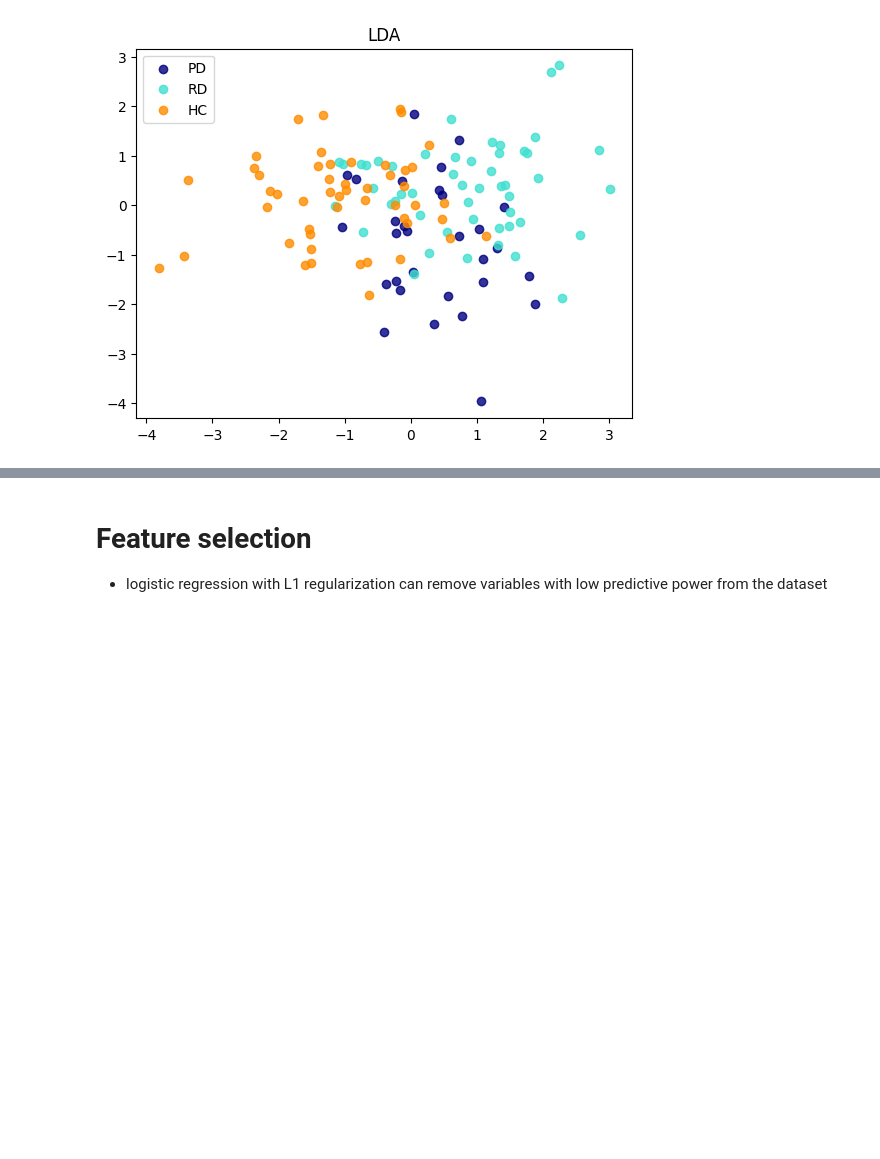
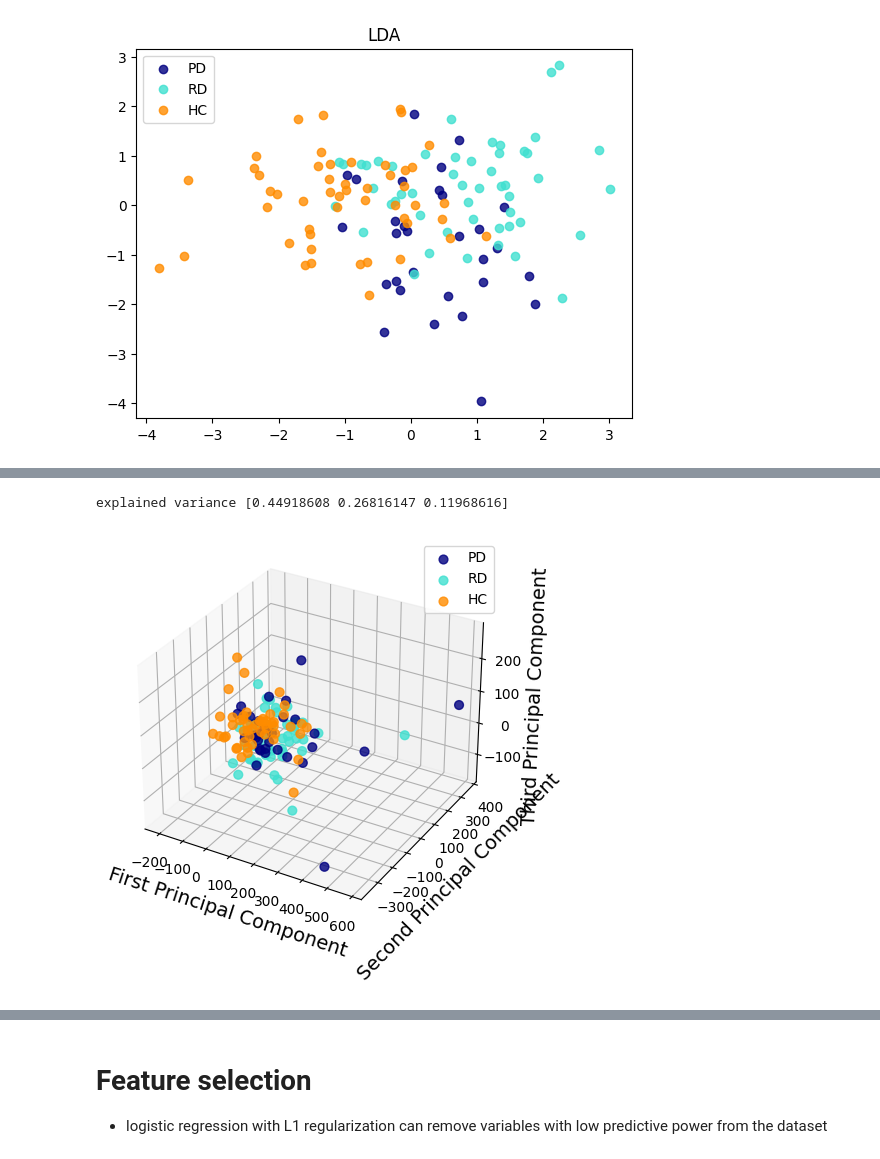
Before and after one commit to JanLubojacky/AEDA_semestralka, a Jupyter notebook: clustering.ipynb, the cells around one changed output, grey strips where cells are left out. Drawn from its saved outputs; the diff is of its cells as text; code cells hidden in the pictures; blank space fills up the shorter version.

```diff
--- a/clustering.ipynb
+++ b/clustering.ipynb
@@ -88,0 +114,32 @@ plt.show()
+# %%
+pca = PCA(n_components=3)
+X_pca = pca.fit(X).transform(X)
+print(f"explained variance {pca.explained_variance_ratio_}")
+
+cdict = {1:'navy',2:'turquoise', 3:'darkorange'}
+labl = {1:'PD',2:'RD', 3:'HC'}
+
+Xax = X_pca[:,0]
+Yax = X_pca[:,1]
+Zax = X_pca[:,2]
+
+
+fig = plt.figure(figsize=(7,5))
+ax = fig.add_subplot(111, projection='3d')
+
+fig.patch.set_facecolor('white')
+for l in np.unique(y):
+ ix=np.where(y==l)
+ ax.scatter(Xax[ix], Yax[ix], Zax[ix], c=cdict[l], s=40,
+           label=labl[l], alpha=0.8)
+
+# for loop ends
+ax.set_xlabel("First Principal Component", fontsize=14)
+ax.set_ylabel("Second Principal Component", fontsize=14)
+ax.set_zlabel("Third Principal Component", fontsize=14)
+
+ax.legend()
+plt.show()
+# %% [output]
+explained variance [0.44918608 0.26816147 0.11968616]
+[figure, added]
```
Also changed, not shown: parts of 15 cells of this notebook, 2 other files.
